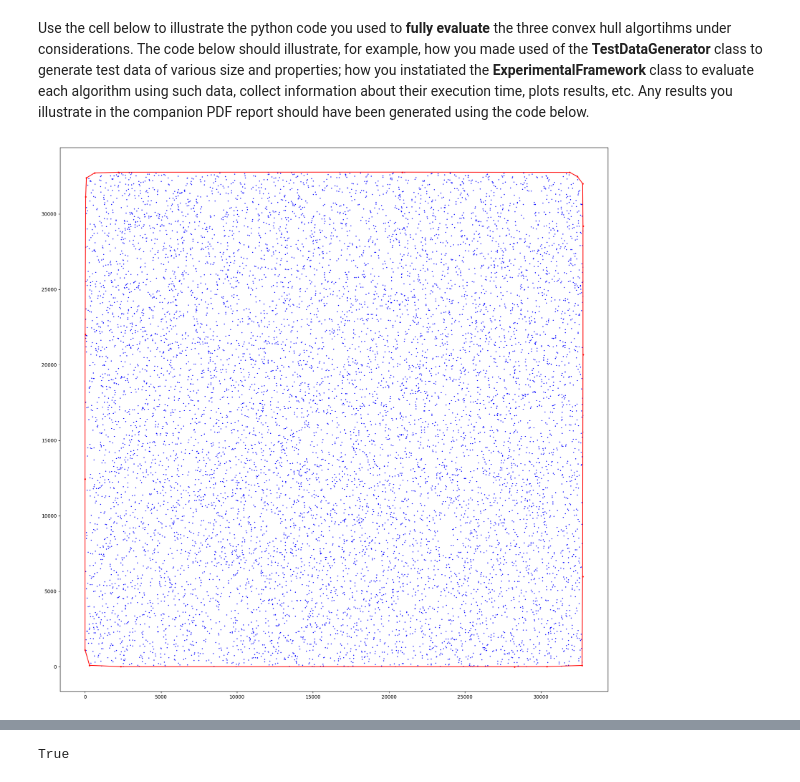
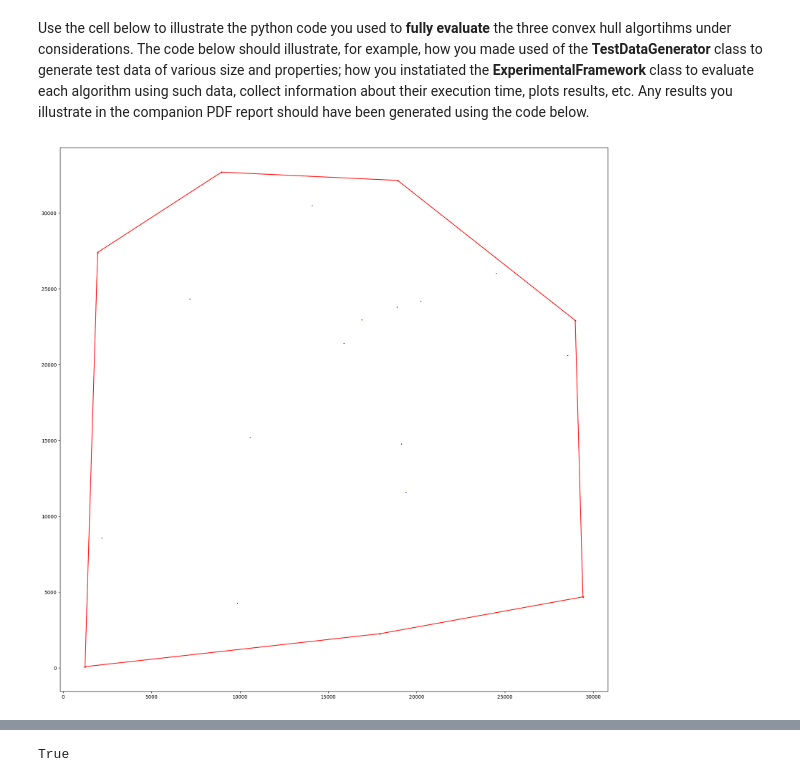
Before and after one commit to Declan-Loo/COMP0005-Grp30, a Jupyter notebook: grp-030-0005code.ipynb, the cells around one changed output, grey strips where cells are left out. Drawn from its saved outputs; the diff is of its cells as text; code cells hidden in the pictures.

```diff
--- a/grp-030-0005code.ipynb
+++ b/grp-030-0005code.ipynb
@@ -34,6 +34,9 @@ def jarvismarch(inputSet : list[tuple[int,int]]) -> list[tuple[int,int]]:
                     outputSet (list): a list of 2D points
     '''
     # find the left-most point
+    if len(inputSet) < 3:
+        return inputSet
+
     leftmostPoint = min(inputSet)
     outputSet = []
     while True:
@@ -307,31 +307,31 @@ Use the cell below to illustrate the python code you used to **fully evaluate**
 # %%
 # ADD YOUR TEST CODE HERE
 # ADD YOUR TEST CODE HERE
 # Create an instance of TestDataGenerator
-data_generator = TestDataGenerator(10000)
+data_generator = TestDataGenerator(20)
 
 # Call the generate_points() method
 points = data_generator.random_points()
 
 jarvis_march_points = jarvismarch(points)
 jarvis_march_points.append(jarvis_march_points[0])
 
 
 
 x = [i[0] for i in points]
 y = [i[1] for i in points]
 
 jarvis_x = [i[0] for i in jarvis_march_points]
 jarvis_y = [i[1] for i in jarvis_march_points]
 
 plt.scatter(x,y, color = 'blue', s = 1)
 plt.scatter(jarvis_x, jarvis_y, color = 'red', s = 5)
 plt.plot(jarvis_x, jarvis_y, color = 'red')
 fig = plt.gcf()
 fig.set_size_inches(20.5, 20.5)
 plt.show()
 # %% [output]
-[figure, old version]
+[figure, new version]
 # %%
 graham_points = grahamscan(points)
 graham_points.append(graham_points[0])
```
Also changed, not shown: parts of 7 cells of this notebook.
